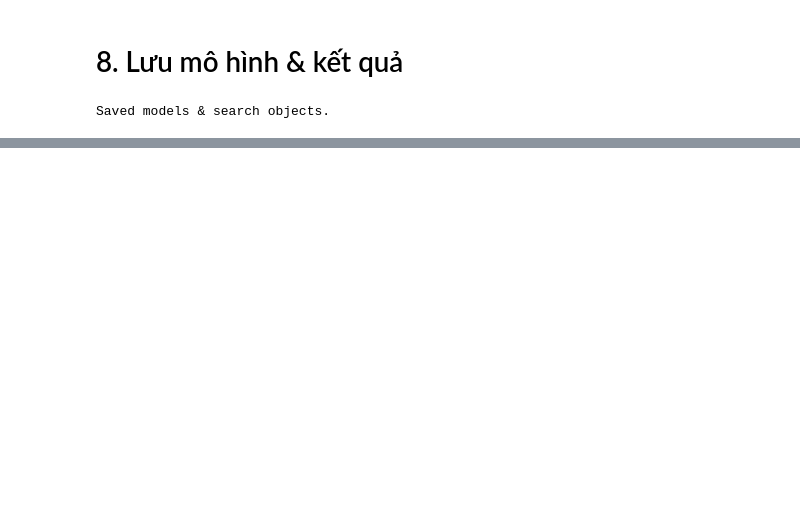
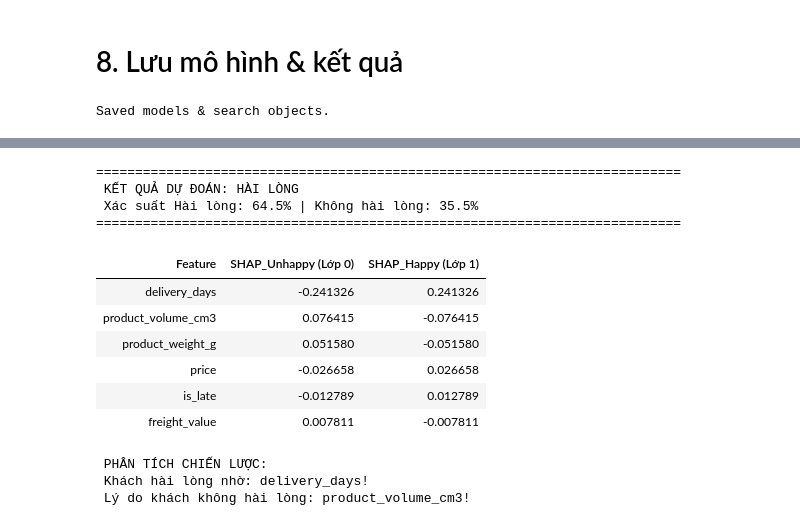
Before and after one commit to bhuukhang/sgu25_data_mining, a Jupyter notebook: DoAn_CuoiKy_Olist/models/Classification.ipynb, the cells around one changed output, grey strips where cells are left out. Drawn from its saved outputs; the diff is of its cells as text; code cells hidden in the pictures; blank space fills up the shorter version.

```diff
--- a/DoAn_CuoiKy_Olist/models/Classification.ipynb
+++ b/DoAn_CuoiKy_Olist/models/Classification.ipynb
@@ -561,0 +566,2 @@ Saved models & search objects.
+# %%
+best_rf_balanced = joblib.load("best_rf_model_balanced.pkl")
@@ -561,0 +653,9 @@ Saved models & search objects.
+# %%
+print("===== NHẬP THÔNG TIN ĐƠN HÀNG =====")
+
+df_user, X, y_pred, y_proba = predict_satisfaction(best_rf_balanced)
+
+print("\n=== DỮ LIỆU ĐƠN HÀNG ===")
+display(df_user)
+
+show_result(df_user, X, y_pred, y_proba)
@@ -561,0 +708,43 @@ Saved models & search objects.
+# %%
+import shap
+
+# 1. Tính toán bảng SHAP
+df_result = show_comprehensive_result(best_rf, X)
+
+# 2. HIỂN THỊ KẾT QUẢ THEO ĐÚNG BỐ CỤC ẢNH
+print("="*75)
+status_text = "HÀI LÒNG" if y_proba >= 0.5 else "KHÔNG HÀI LÒNG"
+print(f" KẾT QUẢ DỰ ĐOÁN: {status_text}")
+print(f" Xác suất Hài lòng: {y_proba:.1%} | Không hài lòng: {1-y_proba:.1%}")
+print("="*75)
+
+# Hiển thị bảng SHAP định dạng số thập phân và ẩn index
+display(df_result.style.format({
+    'SHAP_Unhappy (Lớp 0)': '{:.6f}',
+    'SHAP_Happy (Lớp 1)': '{:.6f}'
+}).hide(axis='index'))
+
+# 3. PHÂN TÍCH CHIẾN LƯỢC: HIỂN THỊ SONG SONG 2 LÝ DO
+print("\n PHÂN TÍCH CHIẾN LƯỢC:")
+
+# Tìm điểm mạnh nhất và điểm yếu nhất dựa trên SHAP của lớp Happy (Lớp 1)
+best_feat = df_result.loc[df_result['SHAP_Happy (Lớp 1)'].idxmax(), 'Feature']
+worst_feat = df_result.loc[df_result['SHAP_Happy (Lớp 1)'].idxmin(), 'Feature']
+
+print(f" Khách hài lòng nhờ: {best_feat}!")
+print(f" Lý do khách không hài lòng: {worst_feat}!")
+# %% [output]
+===========================================================================
+ KẾT QUẢ DỰ ĐOÁN: HÀI LÒNG
+ Xác suất Hài lòng: 64.5% | Không hài lòng: 35.5%
+===========================================================================
+| Feature | SHAP_Unhappy (Lớp 0) | SHAP_Happy (Lớp 1) |
+| delivery_days | -0.241326 | 0.241326 |
+| product_volume_cm3 | 0.076415 | -0.076415 |
+| product_weight_g | 0.051580 | -0.051580 |
+| price | -0.026658 | 0.026658 |
+| is_late | -0.012789 | 0.012789 |
+| freight_value | 0.007811 | -0.007811 |
+ PHÂN TÍCH CHIẾN LƯỢC:
+ Khách hài lòng nhờ: delivery_days!
+ Lý do khách không hài lòng: product_volume_cm3!
```
Also changed, not shown: parts of 16 cells of this notebook.
